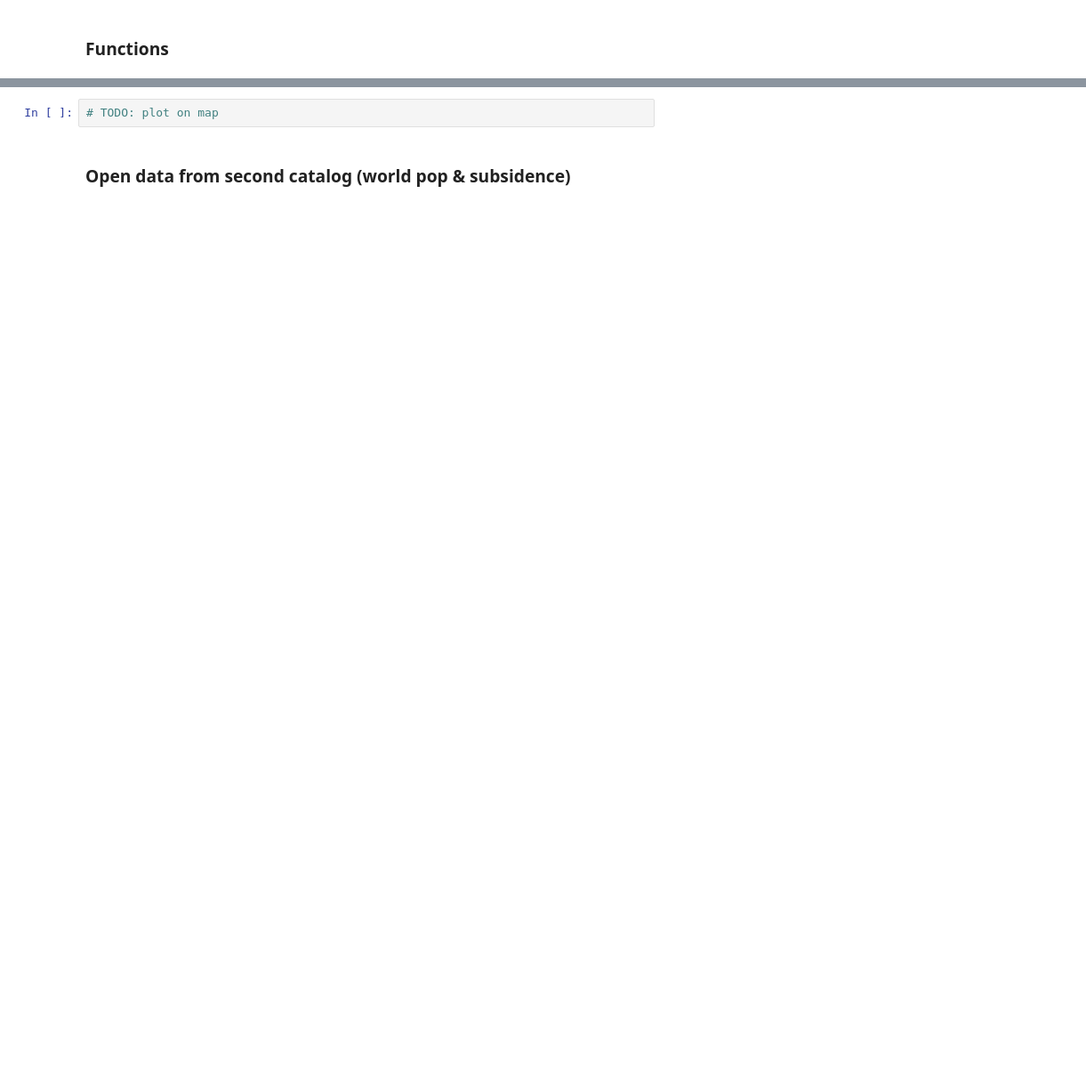
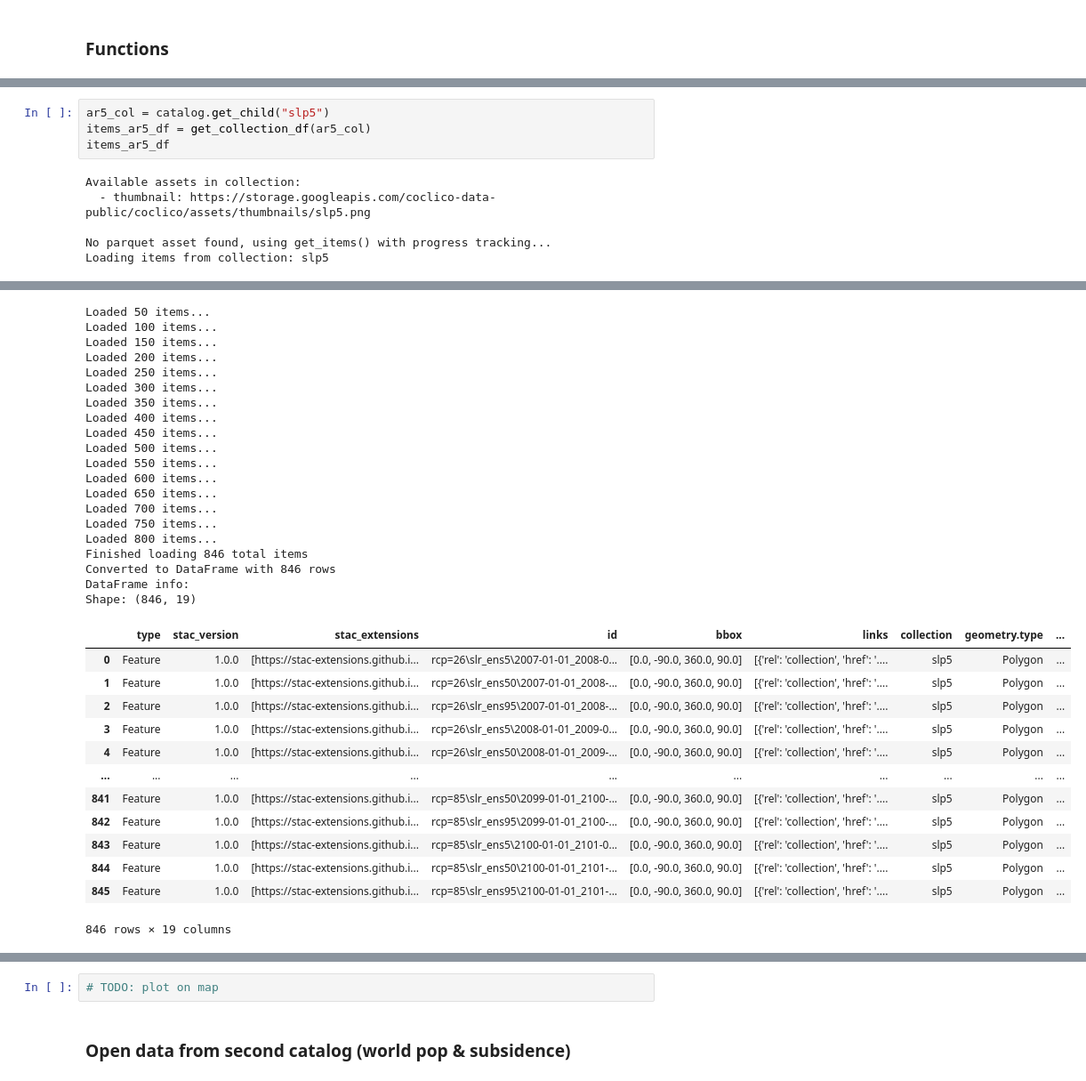
Before and after one commit to Deltares-research/IDP-workbench, a Jupyter notebook: examples/get_data_from_STAC.ipynb, the cells around one changed output, grey strips where cells are left out. Shown: that part at 89% size. Saved outputs shown, nothing was run; the diff lists cells and outputs as text; blank space fills up the shorter version.

```diff
--- a/examples/get_data_from_STAC.ipynb
+++ b/examples/get_data_from_STAC.ipynb
@@ -73,0 +149,10 @@ items_ar6_df = items_to_dataframe([i.to_dict() for i in items_ar6])
+# %%
+ar5_col = catalog.get_child("slp5")
+items_ar5_df = get_collection_df(ar5_col)
+items_ar5_df
+# %% [output]
+Available assets in collection:
+  - thumbnail: https://storage.googleapis.com/coclico-data-public/coclico/assets/thumbnails/slp5.png
+
+No parquet asset found, using get_items() with progress tracking...
+Loading items from collection: slp5
@@ -73,0 +161,33 @@ items_ar6_df = items_to_dataframe([i.to_dict() for i in items_ar6])
+Loaded 50 items...
+Loaded 100 items...
+Loaded 150 items...
+Loaded 200 items...
+Loaded 250 items...
+Loaded 300 items...
+Loaded 350 items...
+Loaded 400 items...
+Loaded 450 items...
+Loaded 500 items...
+Loaded 550 items...
+Loaded 600 items...
+Loaded 650 items...
+Loaded 700 items...
+Loaded 750 items...
+Loaded 800 items...
+Finished loading 846 total items
+Converted to DataFrame with 846 rows
+DataFrame info:
+Shape: (846, 19)
+|  | type | stac_version | stac_extensions | id | bbox | links | collection | geometry.type | ... |
+| 0 | Feature | 1.0.0 | [https://stac-extensions.github.i... | rcp=26\slr_ens5\2007-01-01_2008-0... | [0.0, -90.0, 360.0, 90.0] | [{'rel': 'collection', 'href': '.... | slp5 | Polygon | ... |
+| 1 | Feature | 1.0.0 | [https://stac-extensions.github.i... | rcp=26\slr_ens50\2007-01-01_2008-... | [0.0, -90.0, 360.0, 90.0] | [{'rel': 'collection', 'href': '.... | slp5 | Polygon | ... |
+| 2 | Feature | 1.0.0 | [https://stac-extensions.github.i... | rcp=26\slr_ens95\2007-01-01_2008-... | [0.0, -90.0, 360.0, 90.0] | [{'rel': 'collection', 'href': '.... | slp5 | Polygon | ... |
+| 3 | Feature | 1.0.0 | [https://stac-extensions.github.i... | rcp=26\slr_ens5\2008-01-01_2009-0... | [0.0, -90.0, 360.0, 90.0] | [{'rel': 'collection', 'href': '.... | slp5 | Polygon | ... |
+| 4 | Feature | 1.0.0 | [https://stac-extensions.github.i... | rcp=26\slr_ens50\2008-01-01_2009-... | [0.0, -90.0, 360.0, 90.0] | [{'rel': 'collection', 'href': '.... | slp5 | Polygon | ... |
+| ... | ... | ... | ... | ... | ... | ... | ... | ... | ... |
+| 841 | Feature | 1.0.0 | [https://stac-extensions.github.i... | rcp=85\slr_ens50\2099-01-01_2100-... | [0.0, -90.0, 360.0, 90.0] | [{'rel': 'collection', 'href': '.... | slp5 | Polygon | ... |
+| 842 | Feature | 1.0.0 | [https://stac-extensions.github.i... | rcp=85\slr_ens95\2099-01-01_2100-... | [0.0, -90.0, 360.0, 90.0] | [{'rel': 'collection', 'href': '.... | slp5 | Polygon | ... |
+| 843 | Feature | 1.0.0 | [https://stac-extensions.github.i... | rcp=85\slr_ens5\2100-01-01_2101-0... | [0.0, -90.0, 360.0, 90.0] | [{'rel': 'collection', 'href': '.... | slp5 | Polygon | ... |
+| 844 | Feature | 1.0.0 | [https://stac-extensions.github.i... | rcp=85\slr_ens50\2100-01-01_2101-... | [0.0, -90.0, 360.0, 90.0] | [{'rel': 'collection', 'href': '.... | slp5 | Polygon | ... |
+| 845 | Feature | 1.0.0 | [https://stac-extensions.github.i... | rcp=85\slr_ens95\2100-01-01_2101-... | [0.0, -90.0, 360.0, 90.0] | [{'rel': 'collection', 'href': '.... | slp5 | Polygon | ... |
+846 rows × 19 columns
```
Also changed, not shown: parts of 26 cells of this notebook.
